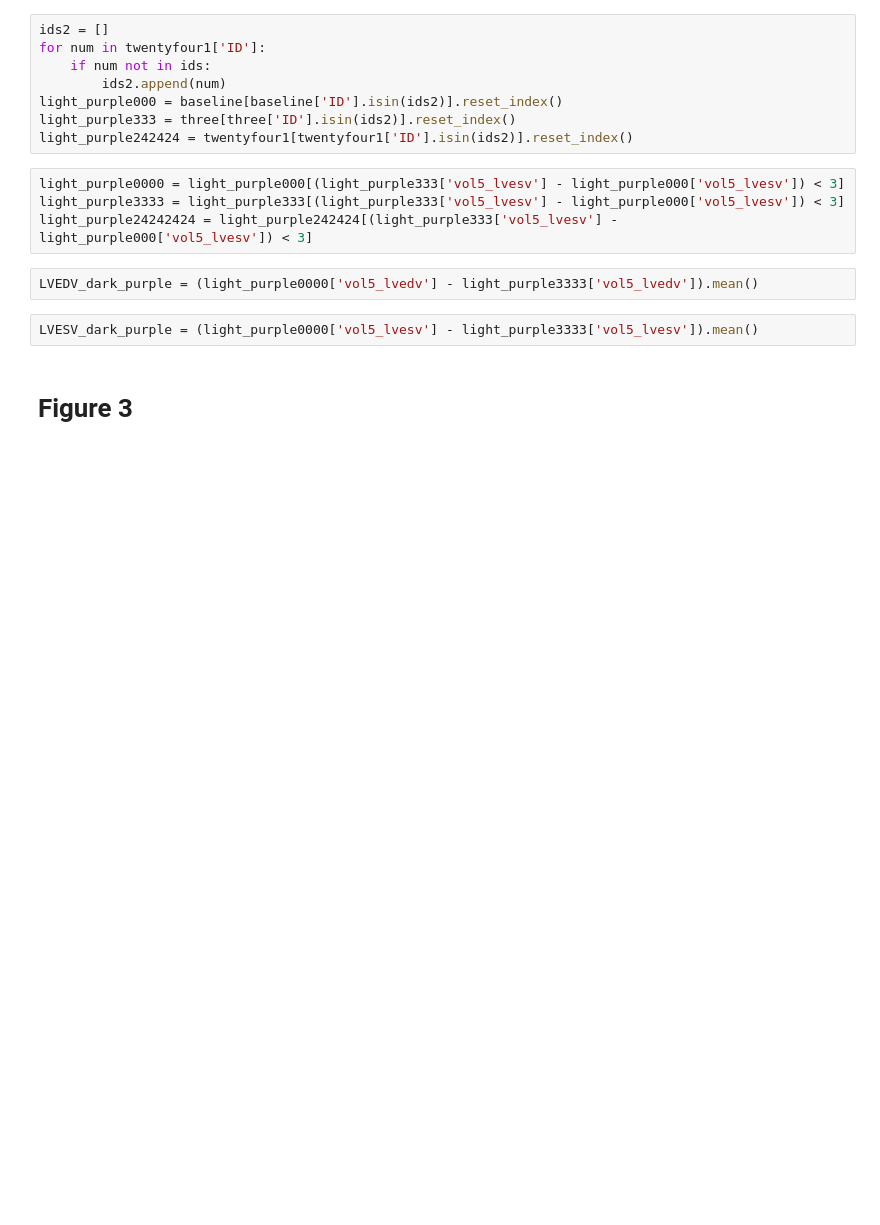
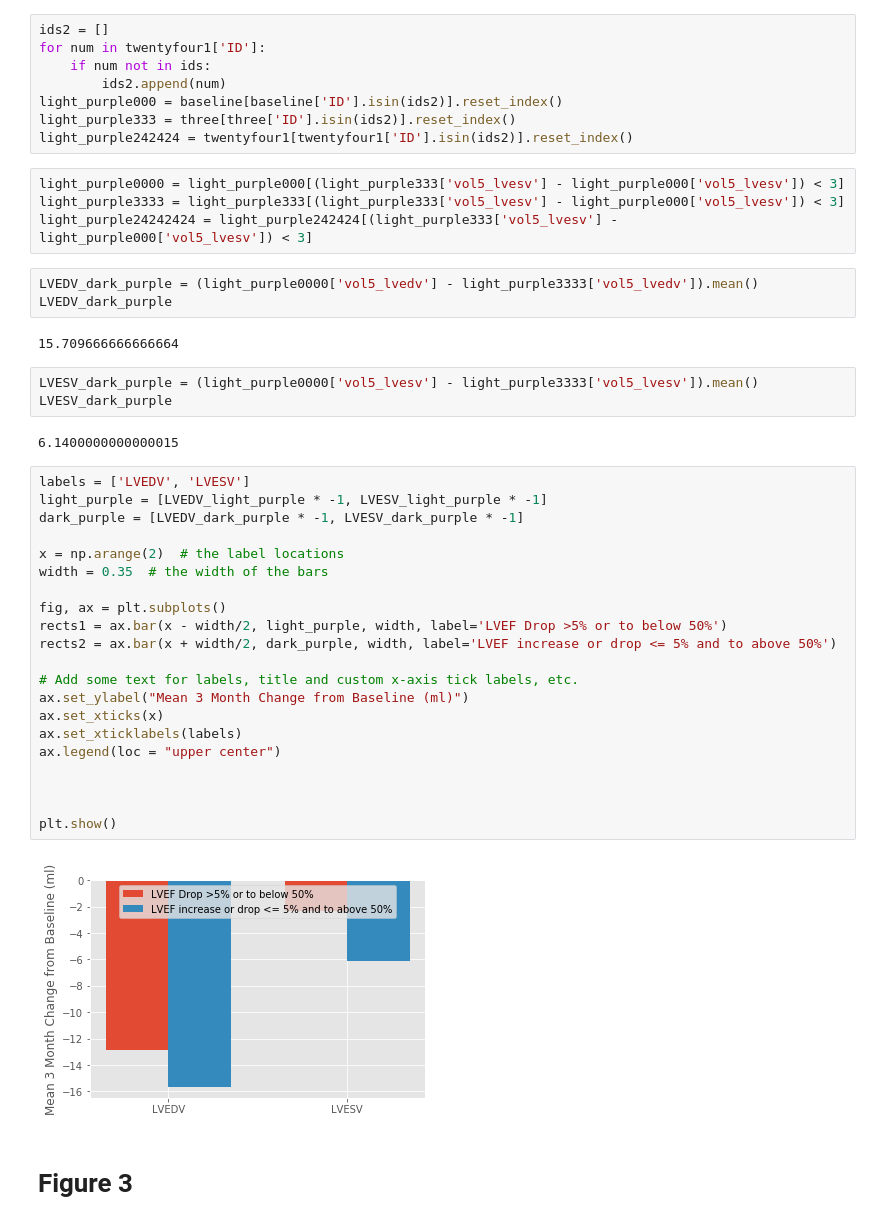
Before and after one commit to dpuri-wm/Reach2021, a Jupyter notebook: collab/main.ipynb, the cells around one changed output. Cells and saved outputs as stored; diff of their text form; blank space fills up the shorter version.

Commit message:
Figure 2

```diff
--- a/collab/main.ipynb
+++ b/collab/main.ipynb
@@ -340,8 +342,37 @@ light_purple3333 = light_purple333[(light_purple333['vol5_lvesv'] - light_purple
 light_purple24242424 = light_purple242424[(light_purple333['vol5_lvesv'] - light_purple000['vol5_lvesv']) < 3]
 # %%
 LVEDV_dark_purple = (light_purple0000['vol5_lvedv'] - light_purple3333['vol5_lvedv']).mean()
+LVEDV_dark_purple
+# %% [output]
+15.709666666666664
 # %%
 LVESV_dark_purple = (light_purple0000['vol5_lvesv'] - light_purple3333['vol5_lvesv']).mean()
+LVESV_dark_purple
+# %% [output]
+6.1400000000000015
+# %%
+labels = ['LVEDV', 'LVESV']
+light_purple = [LVEDV_light_purple * -1, LVESV_light_purple * -1]
+dark_purple = [LVEDV_dark_purple * -1, LVESV_dark_purple * -1]
+
+x = np.arange(2)  # the label locations
+width = 0.35  # the width of the bars
+
+fig, ax = plt.subplots()
+rects1 = ax.bar(x - width/2, light_purple, width, label='LVEF Drop >5% or to below 50%')
+rects2 = ax.bar(x + width/2, dark_purple, width, label='LVEF increase or drop <= 5% and to above 50%')
+
+# Add some text for labels, title and custom x-axis tick labels, etc.
+ax.set_ylabel("Mean 3 Month Change from Baseline (ml)")
+ax.set_xticks(x)
+ax.set_xticklabels(labels)
+ax.legend(loc = "upper center")
+
+
+
+plt.show()
+# %% [output]
+[figure, added]
 # %% [markdown]
 # Figure 3
 # %%
```
Also changed, not shown: parts of 2 cells of this notebook.
